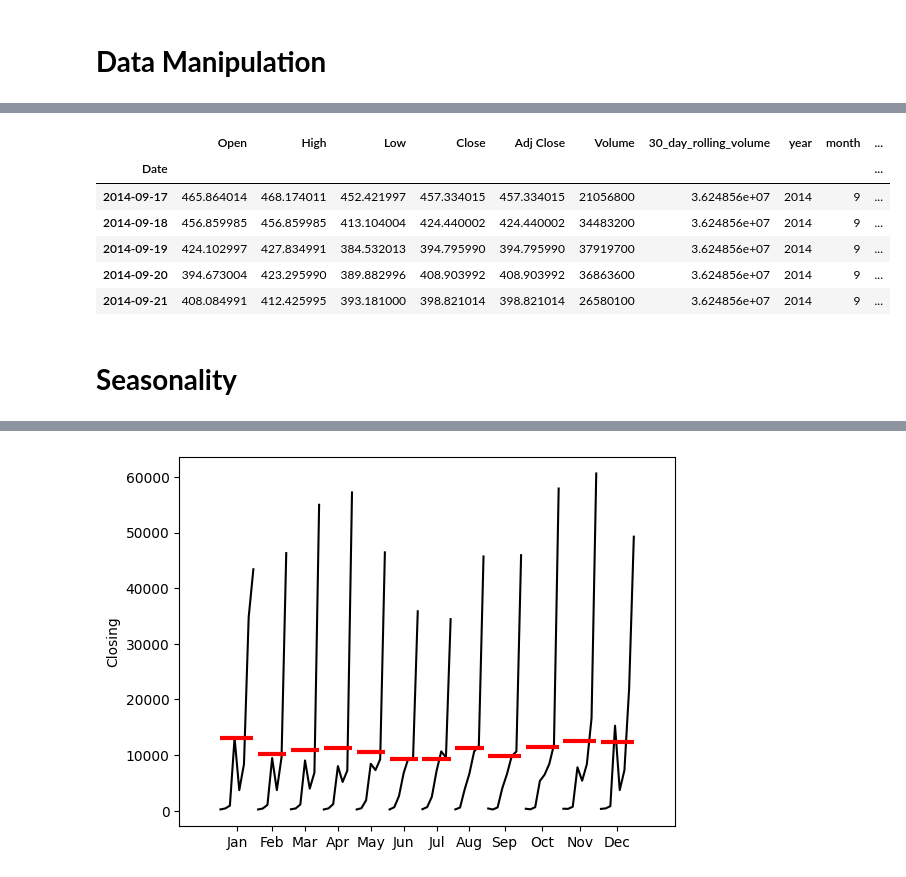
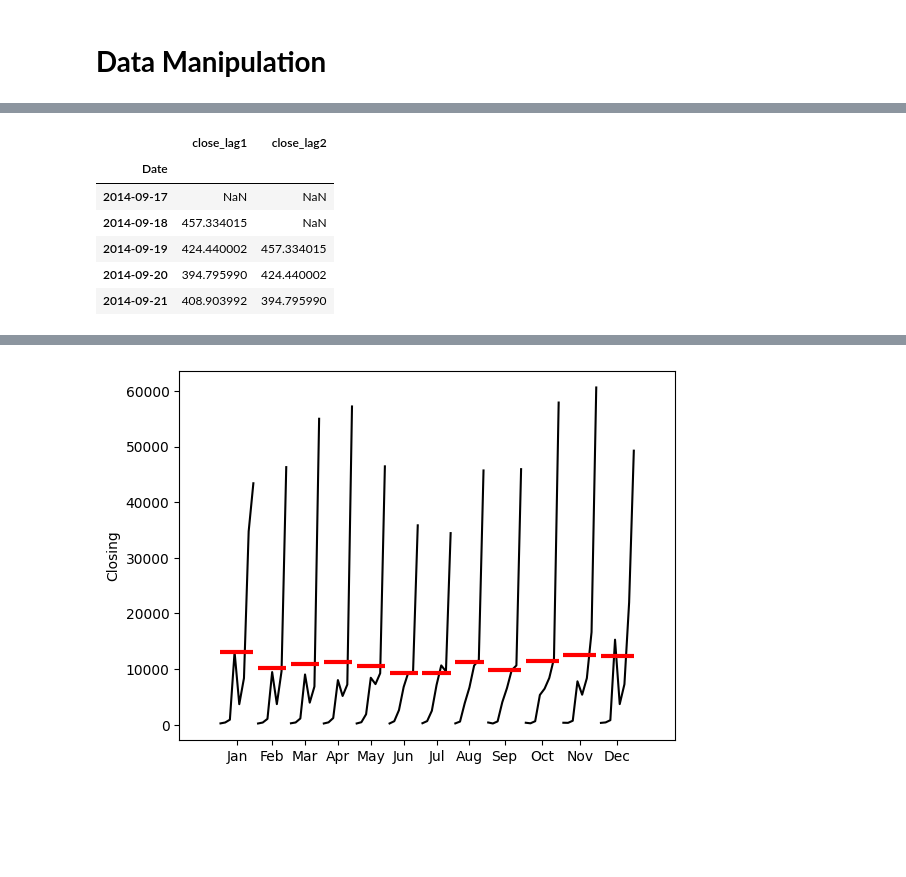
Before and after one commit to AkankshaB123/forecasting, a Jupyter notebook: Bitcoin_Time_Series_EDA_&_Forecasting.ipynb, the cells around one changed output, grey strips where cells are left out. Saved outputs shown, nothing was run; the diff lists cells and outputs as text; code cells hidden in the pictures; blank space fills up the shorter version.

```diff
--- a/Bitcoin_Time_Series_EDA_&_Forecasting.ipynb
+++ b/Bitcoin_Time_Series_EDA_&_Forecasting.ipynb
@@ -100,6 +183,6 @@ plt.show()
 # %%
 # Plotting Closing Price and 30-day rolling volume
-df['30_day_rolling_volume'] = df['Volume'].rolling(window=30).mean()
-df['30_day_rolling_volume'].plot(legend=True)
+df['30_day_rolling_vol'] = df['Volume'].rolling(window=30).mean()
+df['30_day_rolling_vol'].plot(figsize = (15,7),legend=True)
 # %% [output]
 <Axes: xlabel='Date'>
@@ -140,15 +217,0 @@ plt.show()
-# %%
-import matplotlib.pyplot as plt
-import pandas as pd
-
-# Assuming 'df' is your DataFrame
-# Ensure 'Date' column is a datetime object and set as index:
-df['Date'] = pd.to_datetime(df['Date']) # Convert the 'Date' column to datetime if needed
-df = df.set_index('Date') # Set 'Date' as index
-
-
-# Resample to yearly frequency and plot the mean closing price
-df['Close'].resample('YE').mean().plot(title='Yearly Average Close Price')
-plt.xlabel('Year')
-plt.ylabel('Average Close Price')
-plt.show()
@@ -178,3 +247,3 @@ dtype: int64
 # %%
 # Option 1: Fill missing values
-df['30_day_rolling_volume'].fillna(method='bfill',inplace=True)
+df['30_day_rolling_vol'].fillna(method='bfill',inplace=True)
@@ -220,0 +290,7 @@ df.head()
+# %%
+#Set a variable for weekend
+#Set astype to integer to have binary
+df['weekday_numeric'] = df.index.dayofweek
+
+df['is_weekend'] = df['weekday_numeric'].isin([5,6]).astype(int)
+df.head()
@@ -221,15 +308,13 @@ df.head()
 # %%
 # Feature engineering - Lagged values
 df['close_lag1'] = df['Close'].shift(1)
 df['close_lag2'] = df['Close'].shift(2)
-df.head()
+df[['close_lag1','close_lag2']].head()
 # %% [output]
-|  | Open | High | Low | Close | Adj Close | Volume | 30_day_rolling_volume | year | month | ... |
-| Date |  |  |  |  |  |  |  |  |  | ... |
-| 2014-09-17 | 465.864014 | 468.174011 | 452.421997 | 457.334015 | 457.334015 | 21056800 | 3.624856e+07 | 2014 | 9 | ... |
-| 2014-09-18 | 456.859985 | 456.859985 | 413.104004 | 424.440002 | 424.440002 | 34483200 | 3.624856e+07 | 2014 | 9 | ... |
-| 2014-09-19 | 424.102997 | 427.834991 | 384.532013 | 394.795990 | 394.795990 | 37919700 | 3.624856e+07 | 2014 | 9 | ... |
-| 2014-09-20 | 394.673004 | 423.295990 | 389.882996 | 408.903992 | 408.903992 | 36863600 | 3.624856e+07 | 2014 | 9 | ... |
-| 2014-09-21 | 408.084991 | 412.425995 | 393.181000 | 398.821014 | 398.821014 | 26580100 | 3.624856e+07 | 2014 | 9 | ... |
+|  | close_lag1 | close_lag2 |
+| Date |  |  |
+| 2014-09-17 | NaN | NaN |
+| 2014-09-18 | 457.334015 | NaN |
+| 2014-09-19 | 424.440002 | 457.334015 |
+| 2014-09-20 | 394.795990 | 424.440002 |
+| 2014-09-21 | 408.903992 | 394.795990 |
-# %% [markdown]
-# **Seasonality**
```
Also changed, not shown: parts of 58 cells of this notebook.
